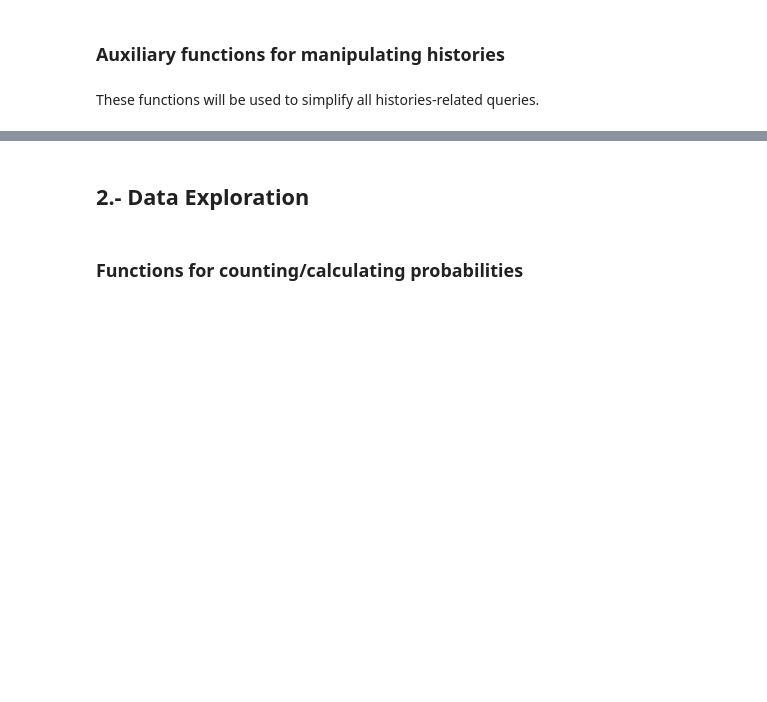
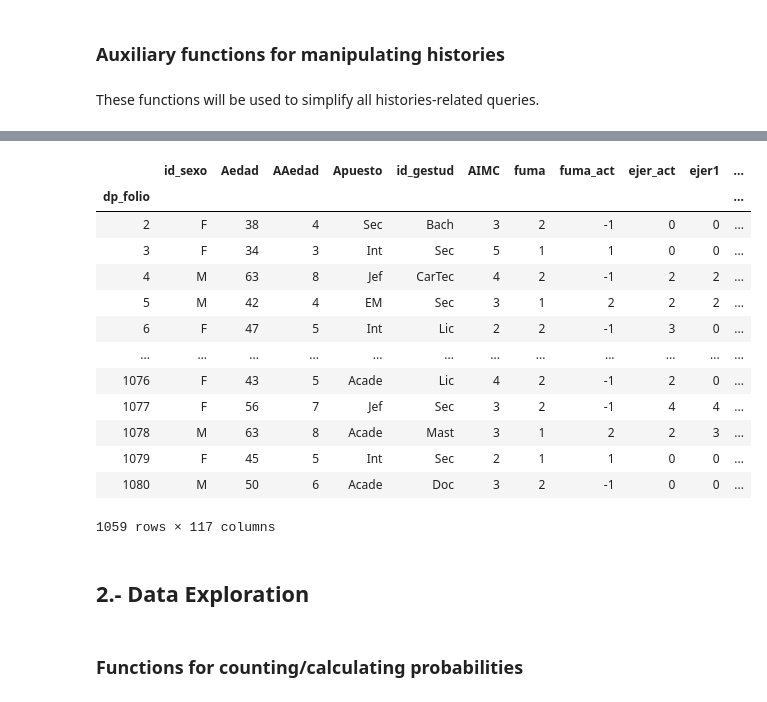
Before and after one commit to vicalbiter/histories, a Jupyter notebook: Histories + Classification.ipynb, the cells around one changed output, grey strips where cells are left out. Saved outputs shown, nothing was run; the diff lists cells and outputs as text; code cells hidden in the pictures; blank space fills up the shorter version.

```diff
--- a/Histories + Classification.ipynb
+++ b/Histories + Classification.ipynb
@@ -245,3 +263,20 @@ def stringPadding(pre_padding, strings, post_padding):
+# %%
+ndata[(ndata.salud10B != "N") & (ndata.ejer10B != "N") & (ndata.estres10B != "N")]
+# %% [output]
+|  | id_sexo | Aedad | AAedad | Apuesto | id_gestud | AIMC | fuma | fuma_act | ejer_act | ejer1 | ... |
+| dp_folio |  |  |  |  |  |  |  |  |  |  | ... |
+| 2 | F | 38 | 4 | Sec | Bach | 3 | 2 | -1 | 0 | 0 | ... |
+| 3 | F | 34 | 3 | Int | Sec | 5 | 1 | 1 | 0 | 0 | ... |
+| 4 | M | 63 | 8 | Jef | CarTec | 4 | 2 | -1 | 2 | 2 | ... |
+| 5 | M | 42 | 4 | EM | Sec | 3 | 1 | 2 | 2 | 2 | ... |
+| 6 | F | 47 | 5 | Int | Lic | 2 | 2 | -1 | 3 | 0 | ... |
+| ... | ... | ... | ... | ... | ... | ... | ... | ... | ... | ... | ... |
+| 1076 | F | 43 | 5 | Acade | Lic | 4 | 2 | -1 | 2 | 0 | ... |
+| 1077 | F | 56 | 7 | Jef | Sec | 3 | 2 | -1 | 4 | 4 | ... |
+| 1078 | M | 63 | 8 | Acade | Mast | 3 | 1 | 2 | 2 | 3 | ... |
+| 1079 | F | 45 | 5 | Int | Sec | 2 | 1 | 1 | 0 | 0 | ... |
+| 1080 | M | 50 | 6 | Acade | Doc | 3 | 2 | -1 | 0 | 0 | ... |
+1059 rows × 117 columns
 # %% [markdown]
 ## 2.- Data Exploration
 # %% [markdown]
```
Also changed, not shown: parts of 33 cells of this notebook, 6 other files.
